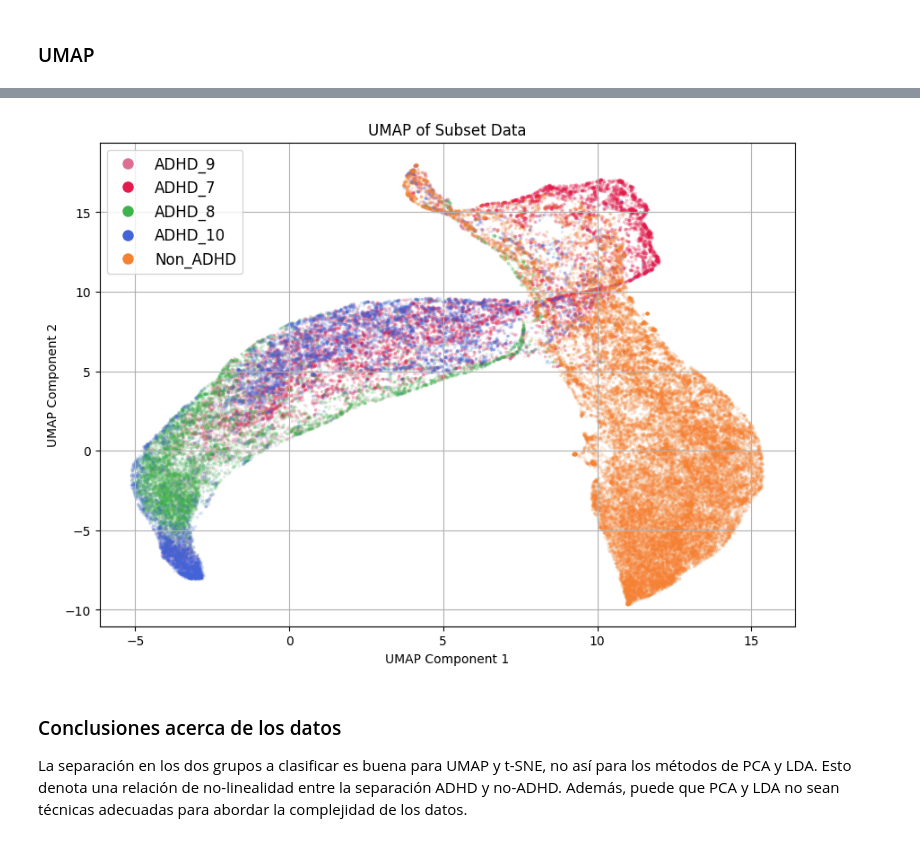
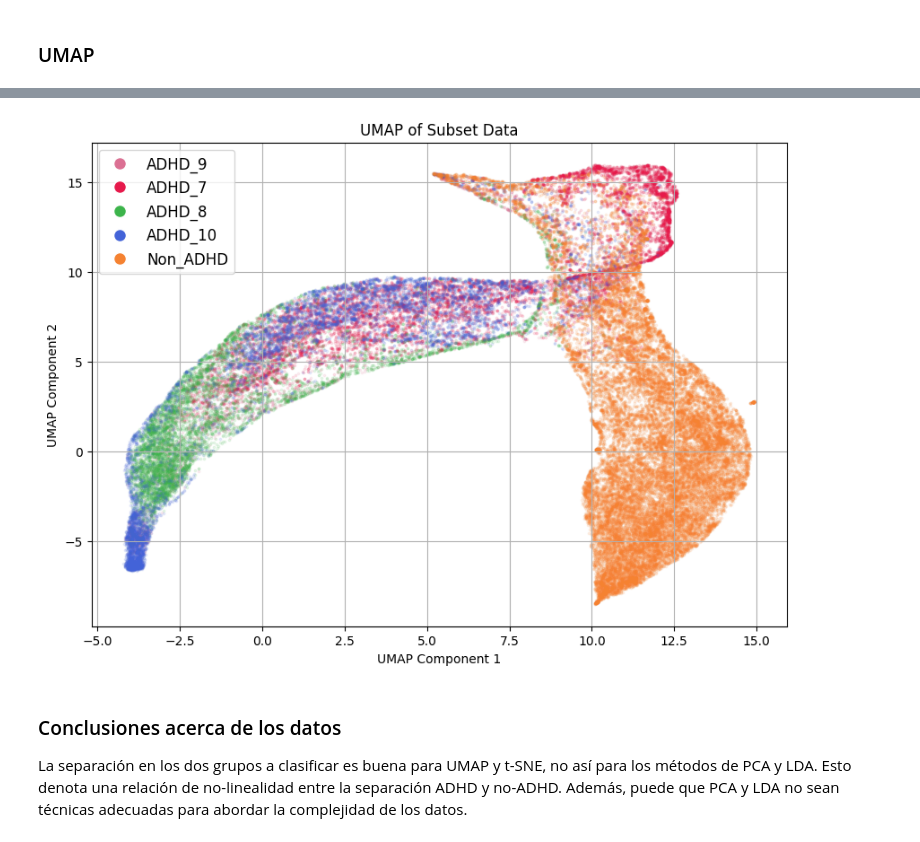
Before and after one commit to franitaa/ADHD-EEG-Game, a Jupyter notebook: ADHD_EEG_Game.ipynb, the cells around one changed output, grey strips where cells are left out. Cells and saved outputs as stored; diff of their text form; code cells hidden in the pictures.

```diff
--- a/ADHD_EEG_Game.ipynb
+++ b/ADHD_EEG_Game.ipynb
@@ -324,7 +320,7 @@ for key, df in non_adhd_emotive.items():
 combined_non_adhd_emotive = pd.concat(non_adhd_df_list, ignore_index=True)
 
 # features
-features = ['Theta', 'Alpha', 'Low_beta', 'High_beta', 'Gamma', 'Theta/High_beta', 'Theta/Low_beta', 'Alpha/High_beta', 'Alpha/Low_beta']
+features = ['Theta', 'Alpha', 'Low_beta', 'High_beta', 'Gamma']
 
 # Estandarizar
 scaler = StandardScaler()
@@ -593,9 +592,9 @@ KeyboardInterrupt:
 # %%
 tsne_model = TSNE(
     n_components=2,
-    perplexity=250,
+    perplexity=50,
     learning_rate=200,
-    n_iter=550
+    n_iter=350
 )
 
 
@@ -717,7 +720,7 @@ x_subset = x_subset + noise
 
 umap_model = UMAP(
     n_components=2,
-    n_neighbors=50,
+    n_neighbors=150,
     min_dist=0.2,
     metric='euclidean',
     learning_rate=0.5,
@@ -737,34 +740,34 @@ color_palette = {
     'ADHD_7': '#e6194b',  # Red
     'ADHD_8': '#3cb44b',  # Green
     'ADHD_9': '#db7093',  # Pink
     'ADHD_10': '#4363d8',  # Blue
     'Non_ADHD': '#f58231'  # Orange
 }
 
 plt.figure(figsize=(10, 7))
 for label in final_df_umap['Label'].unique():
     subset = final_df_umap[final_df_umap['Label'] == label]
     plt.scatter(
         subset['umap_component_1'],
         subset['umap_component_2'],
         label=label,
         c=color_palette[label],
         s=3,
         alpha=0.1
     )
 plt.title('UMAP of Subset Data')
 plt.xlabel('UMAP Component 1')
 plt.ylabel('UMAP Component 2')
 handles, labels = plt.gca().get_legend_handles_labels()
 for i, handle in enumerate(handles):
     handles[i] = plt.Line2D([0], [0], marker='o', color='w', label=labels[i],
                             markerfacecolor=handle.get_facecolor()[0], markersize=10, alpha=1.0)
 
 plt.legend(handles=handles, loc='best', fontsize=12)
 plt.grid(True)
 plt.show()
 # %% [output]
-[figure, old version]
+[figure, new version]
 # %% [markdown]
 ### Conclusiones acerca de los datos
 
```
Also changed, not shown: parts of 10 cells of this notebook.
